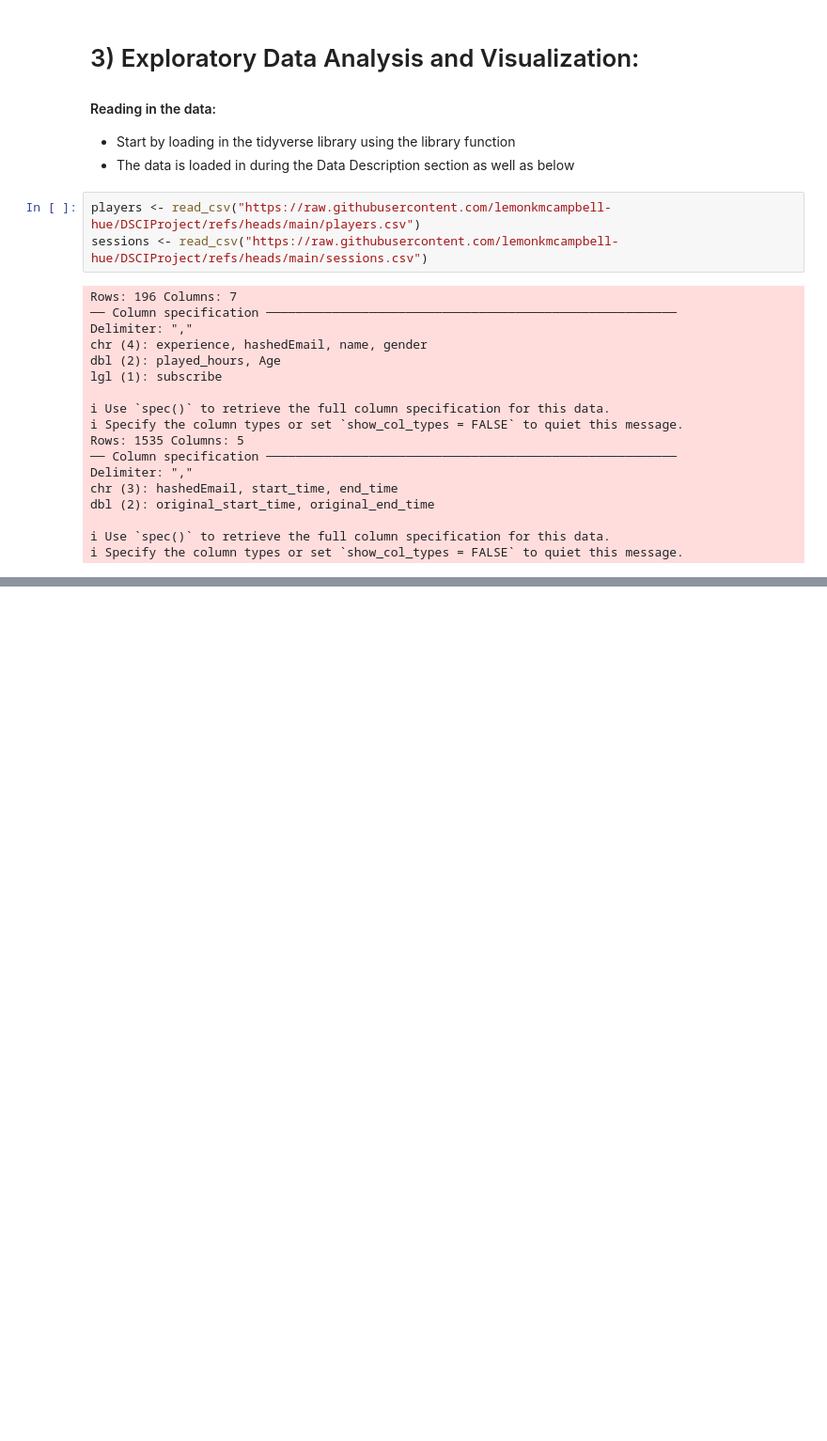
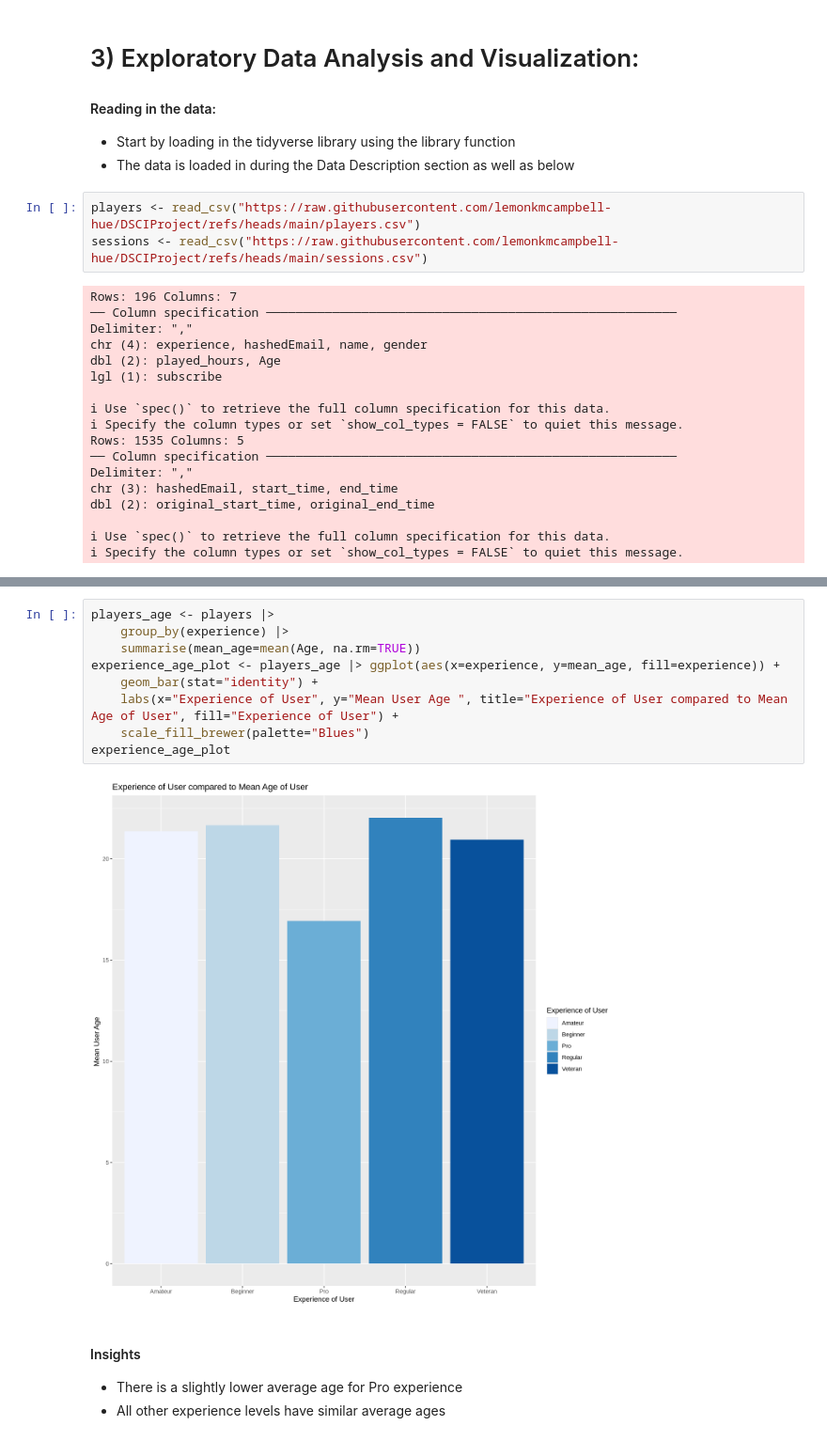
Before and after one commit to lemonkmcampbell-hue/DSCIProject, a Jupyter notebook: individualproject.ipynb, the cells around one changed output, grey strips where cells are left out. Shown at 94% size. Saved outputs shown, nothing was run; the diff lists cells and outputs as text; blank space fills up the shorter version.

```diff
--- a/individualproject.ipynb
+++ b/individualproject.ipynb
@@ -105,0 +160,15 @@ dbl (2): original_start_time, original_end_time
+# %%
+players_age <- players |>
+    group_by(experience) |>
+    summarise(mean_age=mean(Age, na.rm=TRUE))
+experience_age_plot <- players_age |> ggplot(aes(x=experience, y=mean_age, fill=experience)) +
+    geom_bar(stat="identity") +
+    labs(x="Experience of User", y="Mean User Age ", title="Experience of User compared to Mean Age of User", fill="Experience of User") +
+    scale_fill_brewer(palette="Blues")
+experience_age_plot
+# %% [output]
+[figure, added]
+# %% [markdown]
+#### Insights
+* There is a slightly lower average age for Pro experience
+* All other experience levels have similar average ages
```
Also changed, not shown: parts of 13 cells of this notebook.
